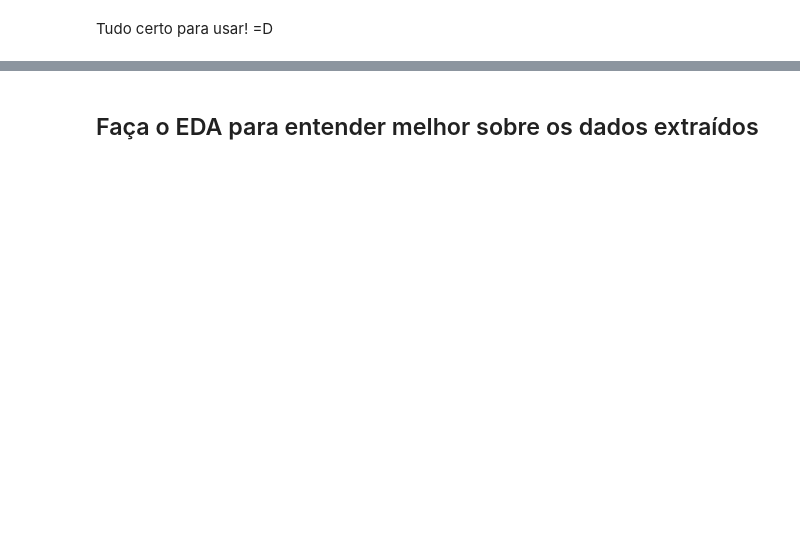
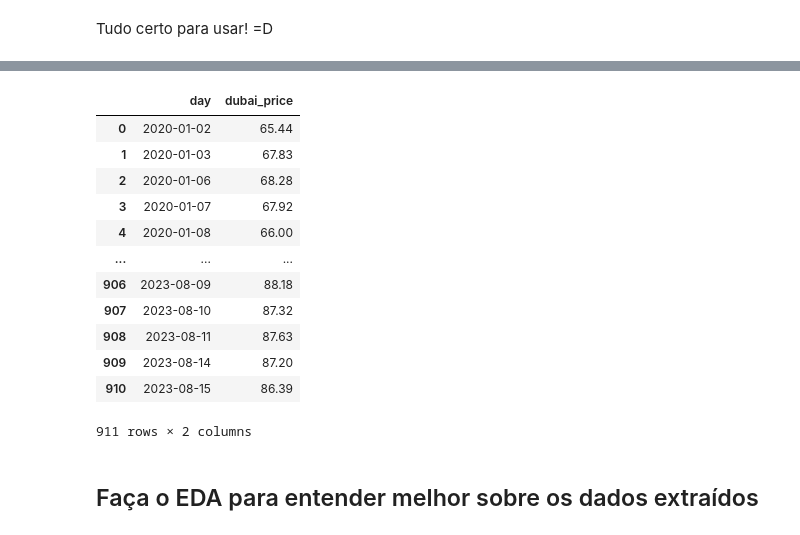
Before and after one commit to JimmyFlorido/gas_causal_inference, a Jupyter notebook: analysis.ipynb, the cells around one changed output, grey strips where cells are left out. Cells and saved outputs as stored; diff of their text form; code cells hidden in the pictures; blank space fills up the shorter version.

```diff
--- a/analysis.ipynb
+++ b/analysis.ipynb
@@ -94,3 +98,25 @@ oil
+# %%
+oil2 = pd.read_csv("Dubai Crude Oil (Platts) - CME.csv",
+                    header=0,
+                    names=["day", "dubai_price"])
+
+oil2["day"] = pd.to_datetime(oil2["day"], format="%m/%d/%Y")
+
+oil2
+# %% [output]
+|  | day | dubai_price |
+| 0 | 2020-01-02 | 65.44 |
+| 1 | 2020-01-03 | 67.83 |
+| 2 | 2020-01-06 | 68.28 |
+| 3 | 2020-01-07 | 67.92 |
+| 4 | 2020-01-08 | 66.00 |
+| ... | ... | ... |
+| 906 | 2023-08-09 | 88.18 |
+| 907 | 2023-08-10 | 87.32 |
+| 908 | 2023-08-11 | 87.63 |
+| 909 | 2023-08-14 | 87.20 |
+| 910 | 2023-08-15 | 86.39 |
+911 rows × 2 columns
 # %% [markdown]
 ## Faça o EDA para entender melhor sobre os dados extraídos
 # %%
```
Also changed, not shown: parts of 30 cells of this notebook, 1 other file.
